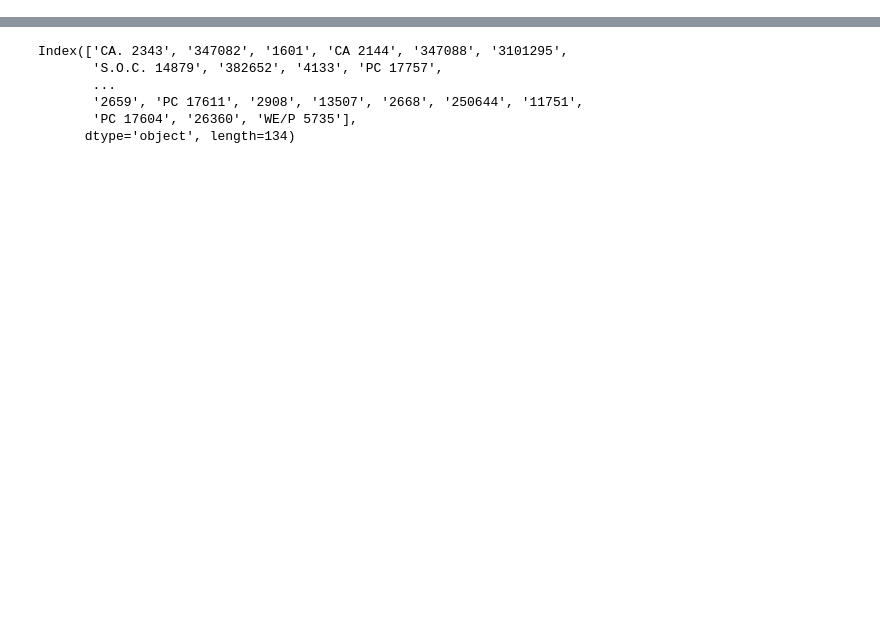
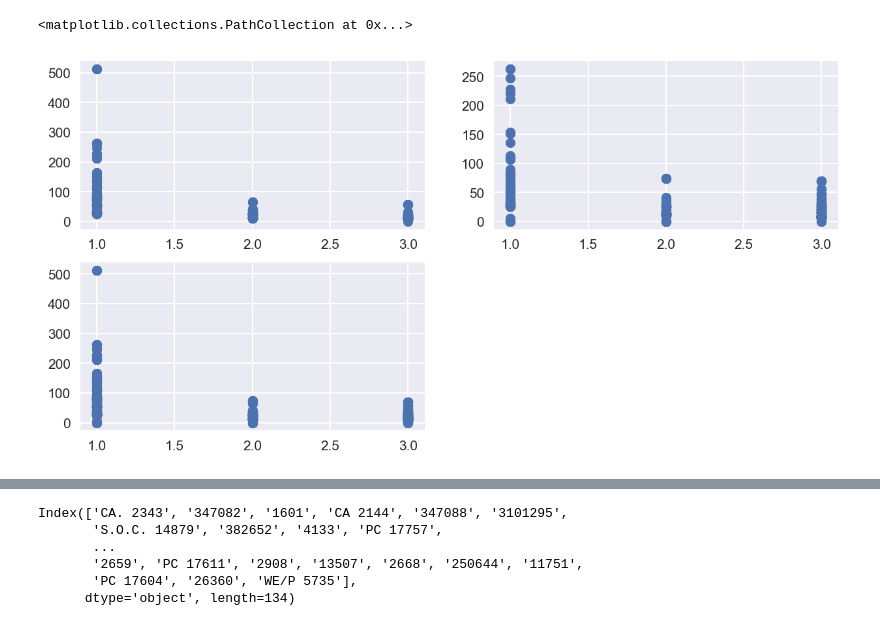
Before and after one commit to gogaurav/Titanic_Survival_Classification, a Jupyter notebook: titanic_read_preprocess.ipynb, the cells around one changed output, grey strips where cells are left out. Saved outputs shown, nothing was run; the diff lists cells and outputs as text; code cells hidden in the pictures; blank space fills up the shorter version.

```diff
--- a/titanic_read_preprocess.ipynb
+++ b/titanic_read_preprocess.ipynb
@@ -70,0 +221,3 @@ if __name__ == '__main__':
+# %%
+X_train_temp['age_intervals'] = pd.cut(X_train_temp['Age'], 5)
+X_train_temp[['age_intervals','Survived']].groupby('age_intervals').apply(np.mean).sort_values(by='Survived', ascending=False)
@@ -70,0 +232,3 @@ if __name__ == '__main__':
+# %%
+X_train_temp['age_intervals'] = pd.cut(X_train_temp['Age'], 8)#, labels=['Age_'+str(i)+'-'+str(i+10) for i in range(0,80,10)])
+X_train_temp[['age_intervals','Survived']].groupby('age_intervals').apply(np.mean)#.sort_values(by='Survived', ascending=False)
@@ -70,0 +246,3 @@ if __name__ == '__main__':
+# %%
+X_train_temp['fare_intervals'] = pd.cut(X_train_temp['Fare'], 8)
+X_train_temp[['fare_intervals','Survived']].groupby('fare_intervals').apply(lambda x: x.mean())#.sort_values(by='fare_intervals', ascending=True)
@@ -96,0 +307,11 @@ len(y_train) - y_train[y_train == 1].sum()
+# %%
+plt.figure(2, figsize=(10,5))
+plt.subplot(221)
+plt.scatter(X_train_temp[y_train==1]['Pclass'], X_train_temp[y_train==1]['Fare'])
+plt.subplot(222)
+plt.scatter(X_train_temp[y_train==0]['Pclass'], X_train_temp[y_train==0]['Fare'])
+plt.subplot(223)
+plt.scatter(X_train_temp['Pclass'], X_train_temp['Fare'])
+# %% [output]
+<matplotlib.collections.PathCollection at 0x...>
+[figure, added]
```
Also changed, not shown: parts of 28 cells of this notebook, 2 other files.
